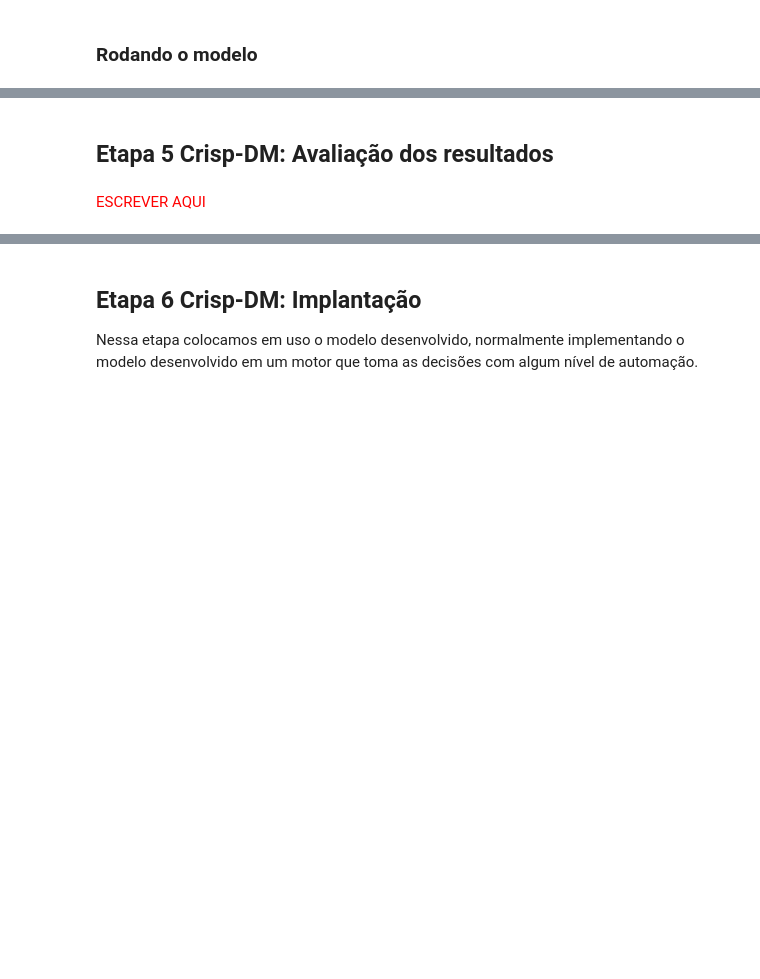
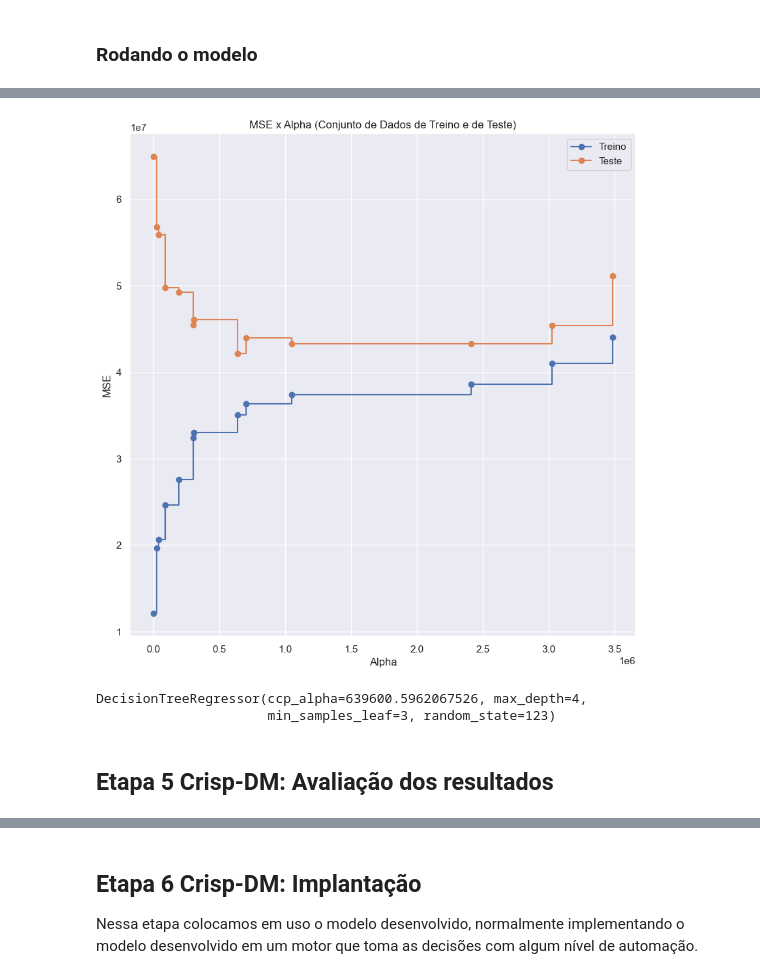
Before and after one commit to marceloaires7/EBAC-Aulas, a Jupyter notebook: Modulo16/Projeto2/projeto-2.ipynb, the cells around one changed output, grey strips where cells are left out. Drawn from its saved outputs; the diff is of its cells as text; code cells hidden in the pictures; blank space fills up the shorter version.

```diff
--- a/Modulo16/Projeto2/projeto-2.ipynb
+++ b/Modulo16/Projeto2/projeto-2.ipynb
@@ -459,4 +490,50 @@ ValueError: continuous is not supported
+# %%
+# Criando lista para inserir os clfs.
+clfs = []
+
+# Utilizando loop 'for' para recolher os clfs.
+for ccp_alpha in ccp_alphas: # buscar ccp_alpha de cada ccp_alphas.
+    clf = DecisionTreeRegressor(random_state=123, ccp_alpha=ccp_alpha) # Criando árvore para cada ccp_alpha.
+    clf.fit(X_train, y_train) # Treinando a árvore.
+    clfs.append(clf) # Inserindo clf dentro da lista clfs.
+# %%
+# Calculo do MSE do banco de dados de treino e de teste.
+train_MSE = [mean_squared_error(y_train, clf.predict(X_train)) for clf in clfs]
+test_MSE  = [mean_squared_error(y_test , clf.predict(X_test )) for clf in clfs]
+
+# Criando subplots() para inserir o gráfico e definindo nomes para os xlabel, ylabel e título.
+fig, ax = plt.subplots()
+ax.set_xlabel("Alpha")
+ax.set_ylabel("MSE")
+ax.set_title("MSE x Alpha (Conjunto de Dados de Treino e de Teste)")
+
+# Plotando o primeiro Gráfico.
+ax.plot(ccp_alphas[:-1], # Inserindo ccp_alphas, desconsiderando o mais profundo.
+        train_MSE[:-1], # Inserindo train_MSE, desconsiderando o mais profundo.
+        marker='o', # Adicionando um ponto para cada dado do conjunto de dados.
+        label='Treino', # Label Treino.
+        drawstyle="steps-post") # Configurando para gráfico escada.
+
+# Plotando o segundo Gráfico.
+ax.plot(ccp_alphas[:-1], # Inserindo ccp_alphas, desconsiderando o mais profundo.
+        test_MSE[:-1], # Inserindo train_MSE, desconsiderando o mais profundo.
+        marker='o', # Adicionando um ponto para cada dado do conjunto de dados.
+        label='Teste', # Label Teste.
+        drawstyle="steps-post") # Configurando para gráfico escada.
+
+ax.legend() # Adicionando legenda ('Treino' e 'Teste')
+plt.show() # Exibir gráfico.
+# %% [output]
+[figure, added]
+# %%
+# Criando árvore regressiva com ccp_alpha=1.6 e treinando a árvore.
+arvore_final = DecisionTreeRegressor(max_depth= 4,
+                                     min_samples_leaf= 3,
+                                     random_state= 123,
+                                     ccp_alpha= ccp_alphas[-7])
+arvore_final.fit(X_train, y_train)
+# %% [output]
+DecisionTreeRegressor(ccp_alpha=639600.5962067526, max_depth=4,
+                      min_samples_leaf=3, random_state=123)
 # %% [markdown]
 ## Etapa 5 Crisp-DM: Avaliação dos resultados
-# %% [markdown]
-<span style="color:red">ESCREVER AQUI</span>
```
Also changed, not shown: parts of 25 cells of this notebook, 9 other files.
